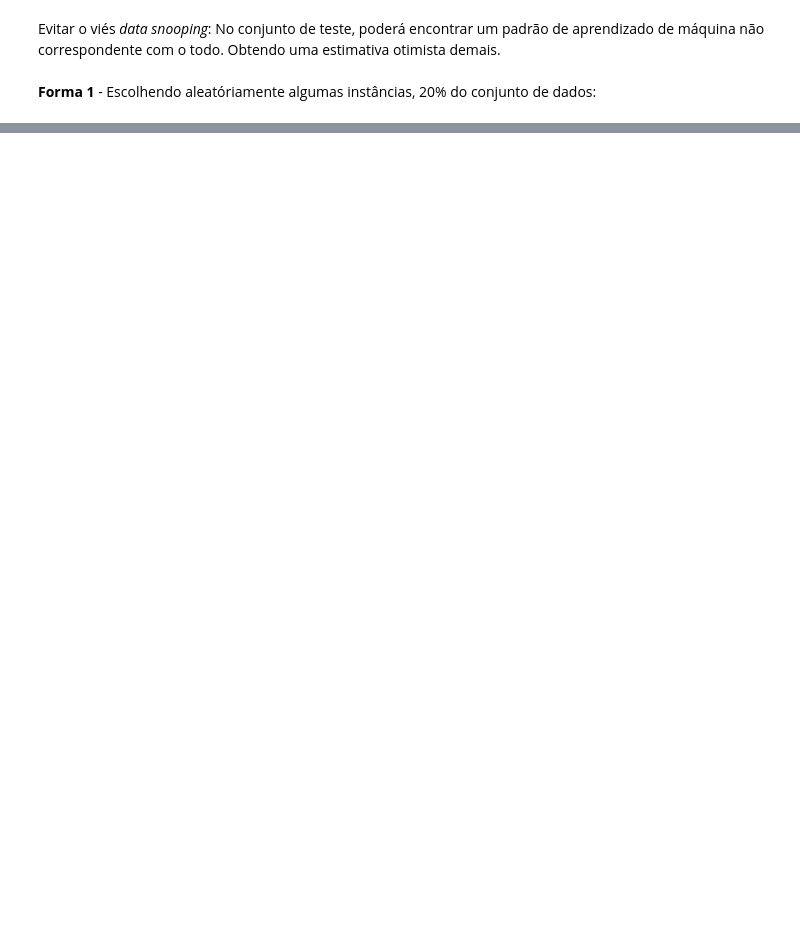
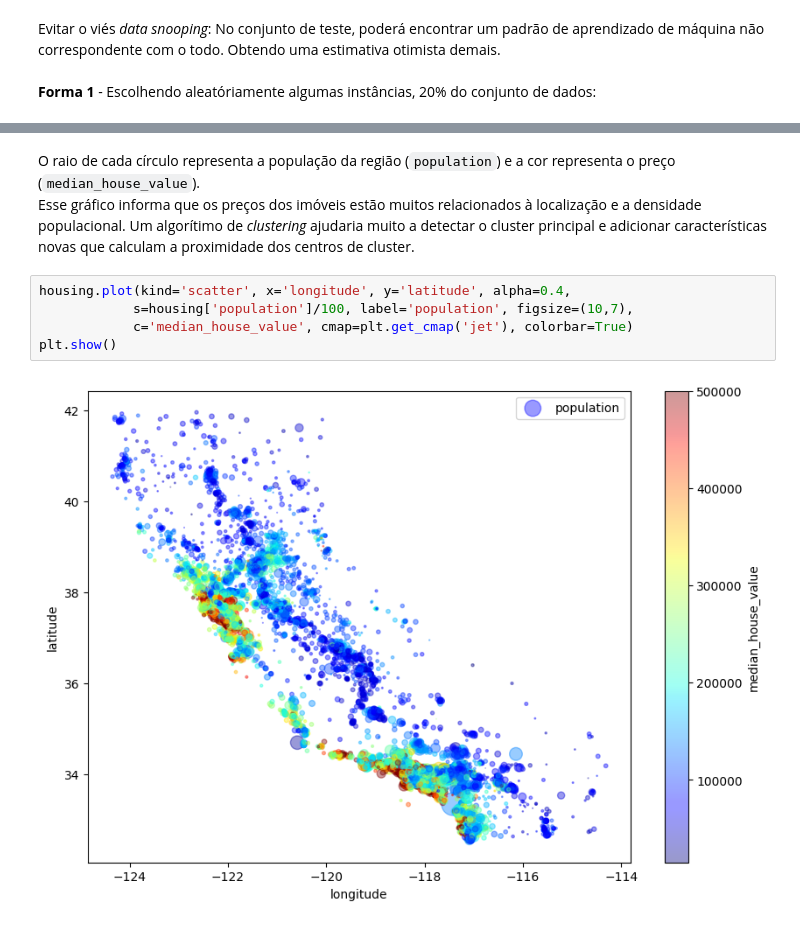
Before and after one commit to ThiagoSegato/livro-apredizado-de-maquina-scikit-learn-keras-tensorflow, a Jupyter notebook: chapter02.ipynb, the cells around one changed output, grey strips where cells are left out. Saved outputs shown, nothing was run; the diff lists cells and outputs as text; blank space fills up the shorter version.

```diff
--- a/chapter02.ipynb
+++ b/chapter02.ipynb
@@ -111,0 +204,10 @@ Name: count, dtype: int64
+# %% [markdown]
+O raio de cada círculo representa a população da região (`population`) e a cor representa o preço (`median_house_value`).<br>
+Esse gráfico informa que os preços dos imóveis estão muitos relacionados à localização e a densidade populacional. Um algorítimo de <i>clustering</i> ajudaria muito a detectar o cluster principal e adicionar características novas que calculam a proximidade dos centros de cluster.
+# %%
+housing.plot(kind='scatter', x='longitude', y='latitude', alpha=0.4,
+            s=housing['population']/100, label='population', figsize=(10,7),
+            c='median_house_value', cmap=plt.get_cmap('jet'), colorbar=True)
+plt.show()
+# %% [output]
+[figure, added]
```
Also changed, not shown: parts of 27 cells of this notebook, 2 other files.
